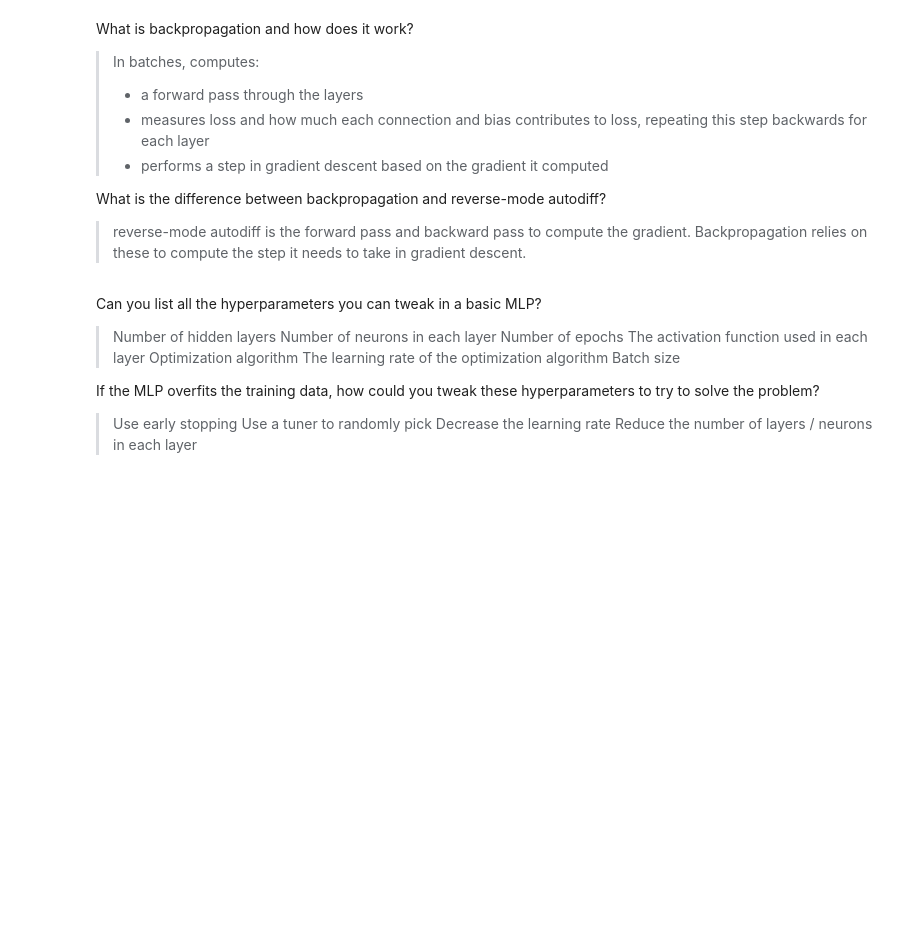
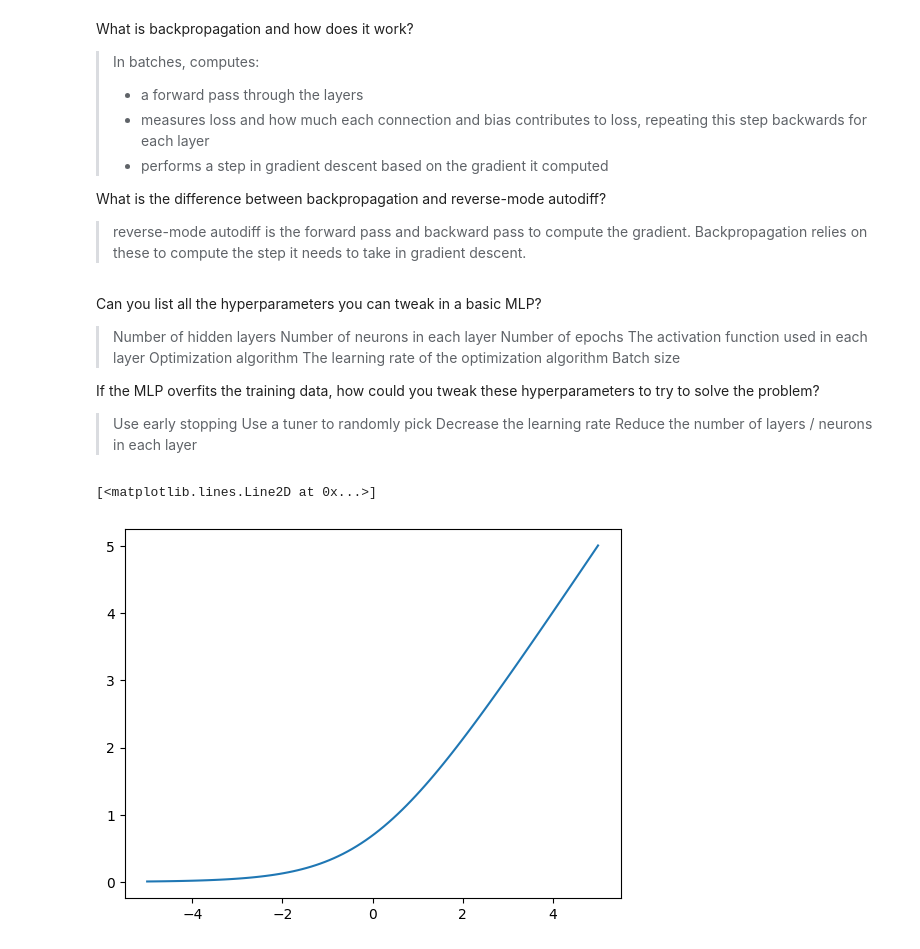
Before and after one commit to vaharoni/homl3, a Jupyter notebook: ch10/02-exercises-1-9.ipynb, the cells around one changed output. Cells and saved outputs as stored; diff of their text form; code cells hidden in the pictures; blank space fills up the shorter version.

```diff
--- a/ch10/02-exercises-1-9.ipynb
+++ b/ch10/02-exercises-1-9.ipynb
@@ -108,3 +108,13 @@ If the MLP overfits the training data, how could you tweak these hyperparameters
 > Use a tuner to randomly pick
 > Decrease the learning rate
 > Reduce the number of layers / neurons in each layer
+# %%
+def softplus(x):
+    return np.log(1 + np.exp(x))
+
+fig, ax = plt.subplots()
+ax: plt.Axes = ax
+ax.plot(x, softplus(x))
+# %% [output]
+[<matplotlib.lines.Line2D at 0x...>]
+[figure, added]
```
Also changed, not shown: parts of 1 cell of this notebook, 5 other files.
